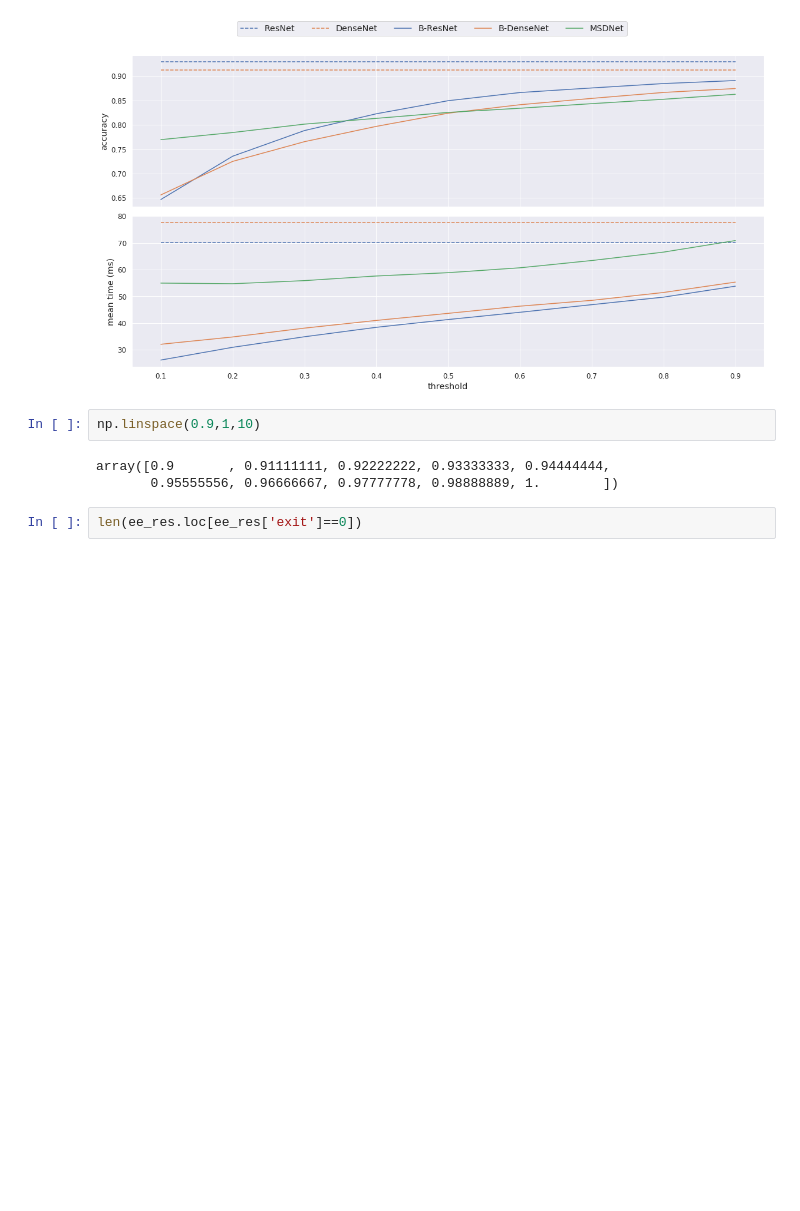
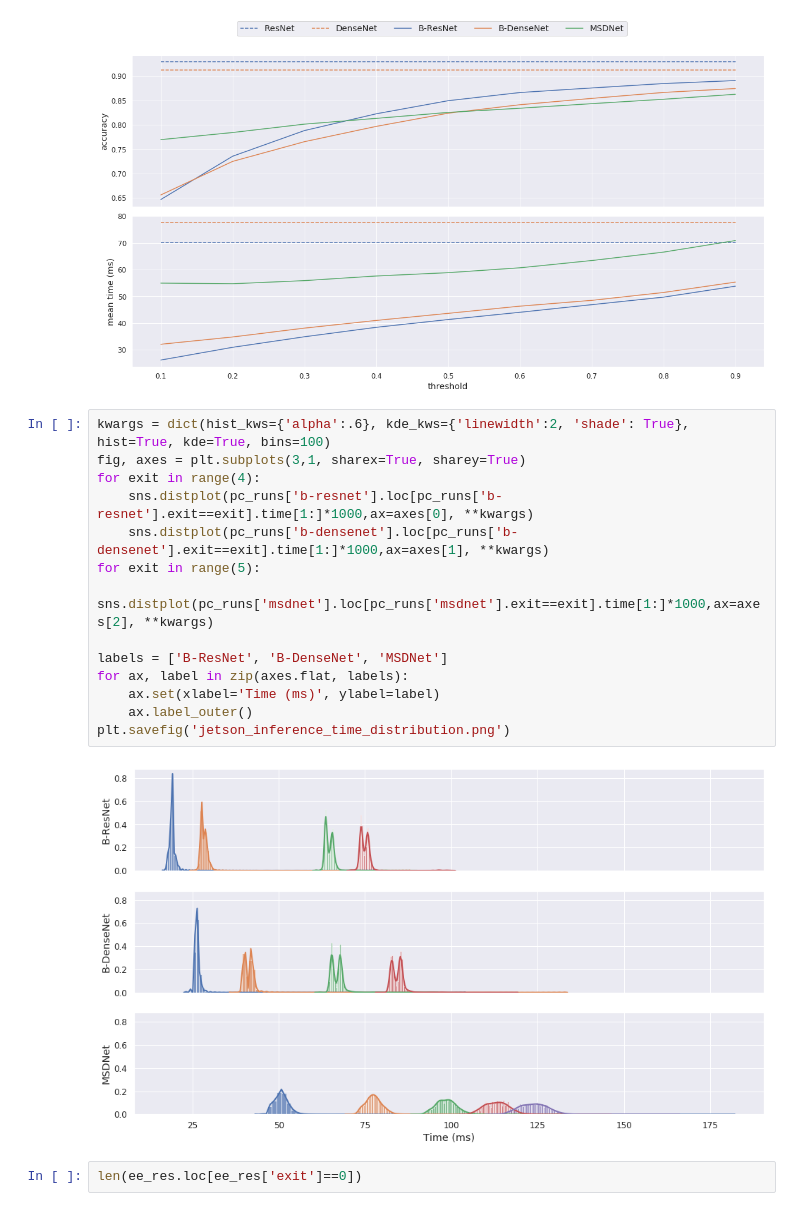
Before and after one commit to AlexKarlsen/thesis-src, a Jupyter notebook: DDNN/logging/threshold_test/Inference analysis Jetson.ipynb, the cells around one changed output. Cells and saved outputs as stored; diff of their text form; blank space fills up the shorter version.

Commit message:
jetson inference analysis

```diff
--- a/DDNN/logging/threshold_test/Inference analysis Jetson.ipynb
+++ b/DDNN/logging/threshold_test/Inference analysis Jetson.ipynb
@@ -169,11 +169,22 @@ fig.subplots_adjust(top=0.90)
 plt.savefig('jetson_inference.png', dpi=300)
 # %% [output]
 [figure]
-# %%
-np.linspace(0.9,1,10)
-# %% [output]
-array([0.9       , 0.91111111, 0.92222222, 0.93333333, 0.94444444,
-       0.95555556, 0.96666667, 0.97777778, 0.98888889, 1.        ])
+# %%
+kwargs = dict(hist_kws={'alpha':.6}, kde_kws={'linewidth':2, 'shade': True}, hist=True, kde=True, bins=100)
+fig, axes = plt.subplots(3,1, sharex=True, sharey=True)
+for exit in range(4):
+    sns.distplot(pc_runs['b-resnet'].loc[pc_runs['b-resnet'].exit==exit].time[1:]*1000,ax=axes[0], **kwargs)
+    sns.distplot(pc_runs['b-densenet'].loc[pc_runs['b-densenet'].exit==exit].time[1:]*1000,ax=axes[1], **kwargs)
+for exit in range(5):
+    sns.distplot(pc_runs['msdnet'].loc[pc_runs['msdnet'].exit==exit].time[1:]*1000,ax=axes[2], **kwargs)
+
+labels = ['B-ResNet', 'B-DenseNet', 'MSDNet']
+for ax, label in zip(axes.flat, labels):
+    ax.set(xlabel='Time (ms)', ylabel=label)
+    ax.label_outer()
+plt.savefig('jetson_inference_time_distribution.png')
+# %% [output]
+[figure, added]
 # %%
 len(ee_res.loc[ee_res['exit']==0])
 # %% [output]
```
Also changed, not shown: 6 other files.
